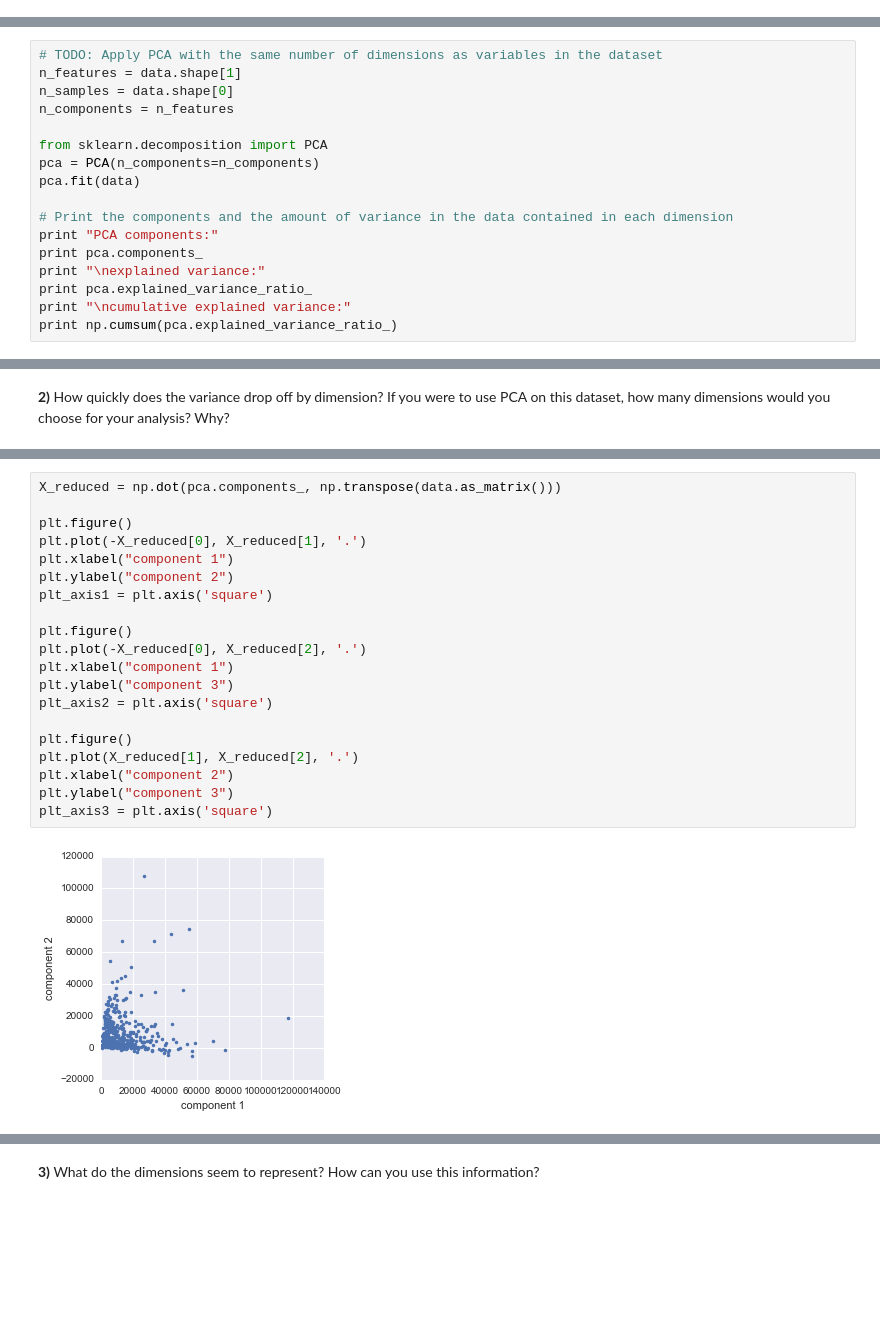
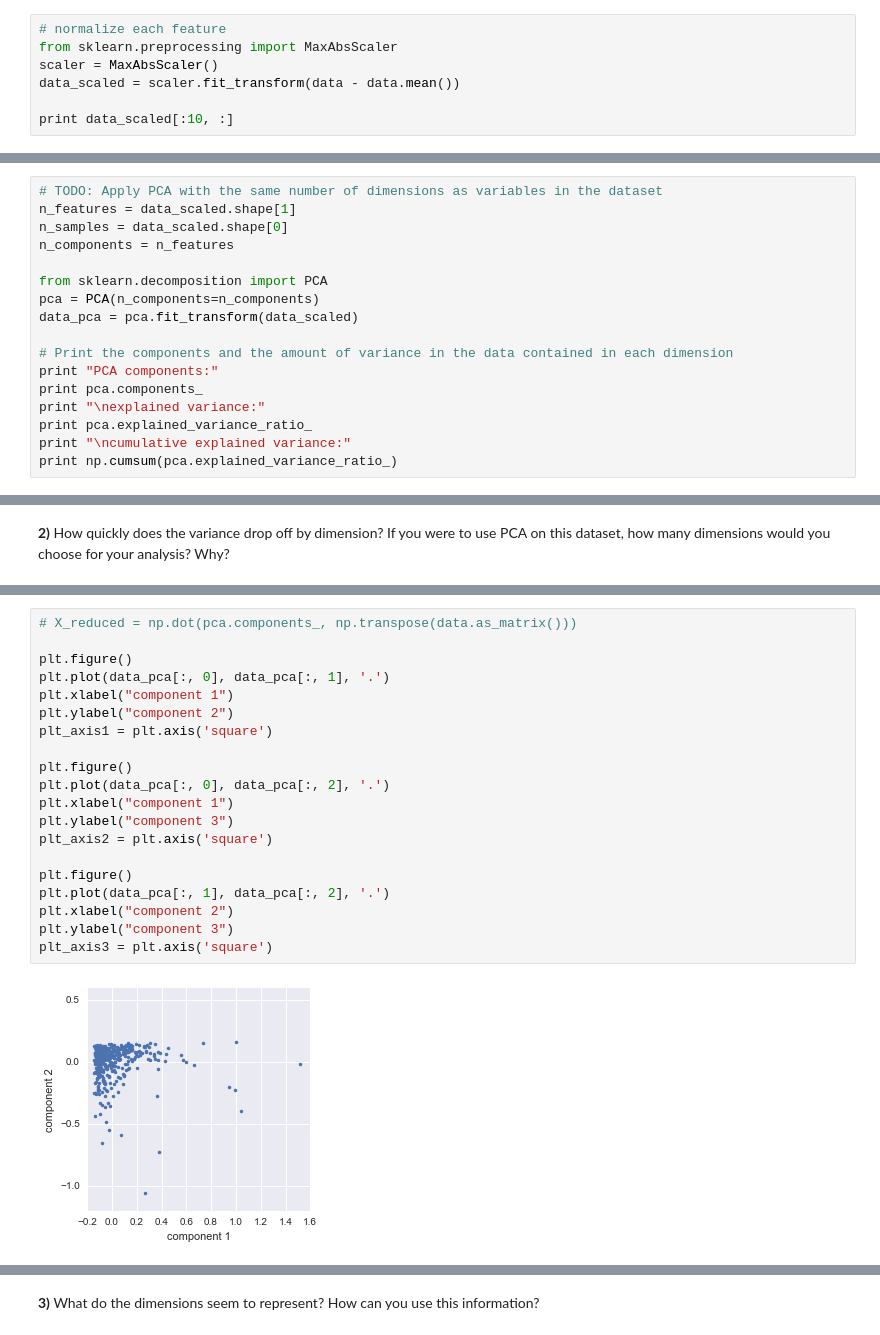
Before and after one commit to sharpround/customer_segments, a Jupyter notebook: customer_segments.ipynb, the cells around one changed output, grey strips where cells are left out. Saved outputs shown, nothing was run; the diff lists cells and outputs as text; blank space fills up the shorter version.

```diff
--- a/customer_segments.ipynb
+++ b/customer_segments.ipynb
@@ -44,3 +44,10 @@ Frozen               4854.673333
 Detergents_Paper     4767.854448
 Delicatessen         2820.105937
 dtype: float64
+# %%
+# normalize each feature
+from sklearn.preprocessing import MaxAbsScaler
+scaler = MaxAbsScaler()
+data_scaled = scaler.fit_transform(data - data.mean())
+
+print data_scaled[:10, :]
@@ -61,13 +78,13 @@ I'm hesitant to make any other claims without exploring the data much more, howe
 ### PCA
 # %%
 # TODO: Apply PCA with the same number of dimensions as variables in the dataset
-n_features = data.shape[1]
-n_samples = data.shape[0]
+n_features = data_scaled.shape[1]
+n_samples = data_scaled.shape[0]
 n_components = n_features
 
 from sklearn.decomposition import PCA
 pca = PCA(n_components=n_components)
-pca.fit(data)
+data_pca = pca.fit_transform(data_scaled)
 
 # Print the components and the amount of variance in the data contained in each dimension
 print "PCA components:"
@@ -125,22 +148,22 @@ Unless we want to create tens or hundreds of market segments (which we do not ev
 # %%
-X_reduced = np.dot(pca.components_, np.transpose(data.as_matrix()))
+# X_reduced = np.dot(pca.components_, np.transpose(data.as_matrix()))
 
 plt.figure()
-plt.plot(-X_reduced[0], X_reduced[1], '.')
+plt.plot(data_pca[:, 0], data_pca[:, 1], '.')
 plt.xlabel("component 1")
 plt.ylabel("component 2")
 plt_axis1 = plt.axis('square')
 
 plt.figure()
-plt.plot(-X_reduced[0], X_reduced[2], '.')
+plt.plot(data_pca[:, 0], data_pca[:, 2], '.')
 plt.xlabel("component 1")
 plt.ylabel("component 3")
 plt_axis2 = plt.axis('square')
 
 plt.figure()
-plt.plot(X_reduced[1], X_reduced[2], '.')
+plt.plot(data_pca[:, 1], data_pca[:, 2], '.')
 plt.xlabel("component 2")
 plt.ylabel("component 3")
 plt_axis3 = plt.axis('square')
 # %% [output]
-[figure, old version]
+[figure, new version]
```
Also changed, not shown: parts of 30 cells of this notebook, 1 other file.
